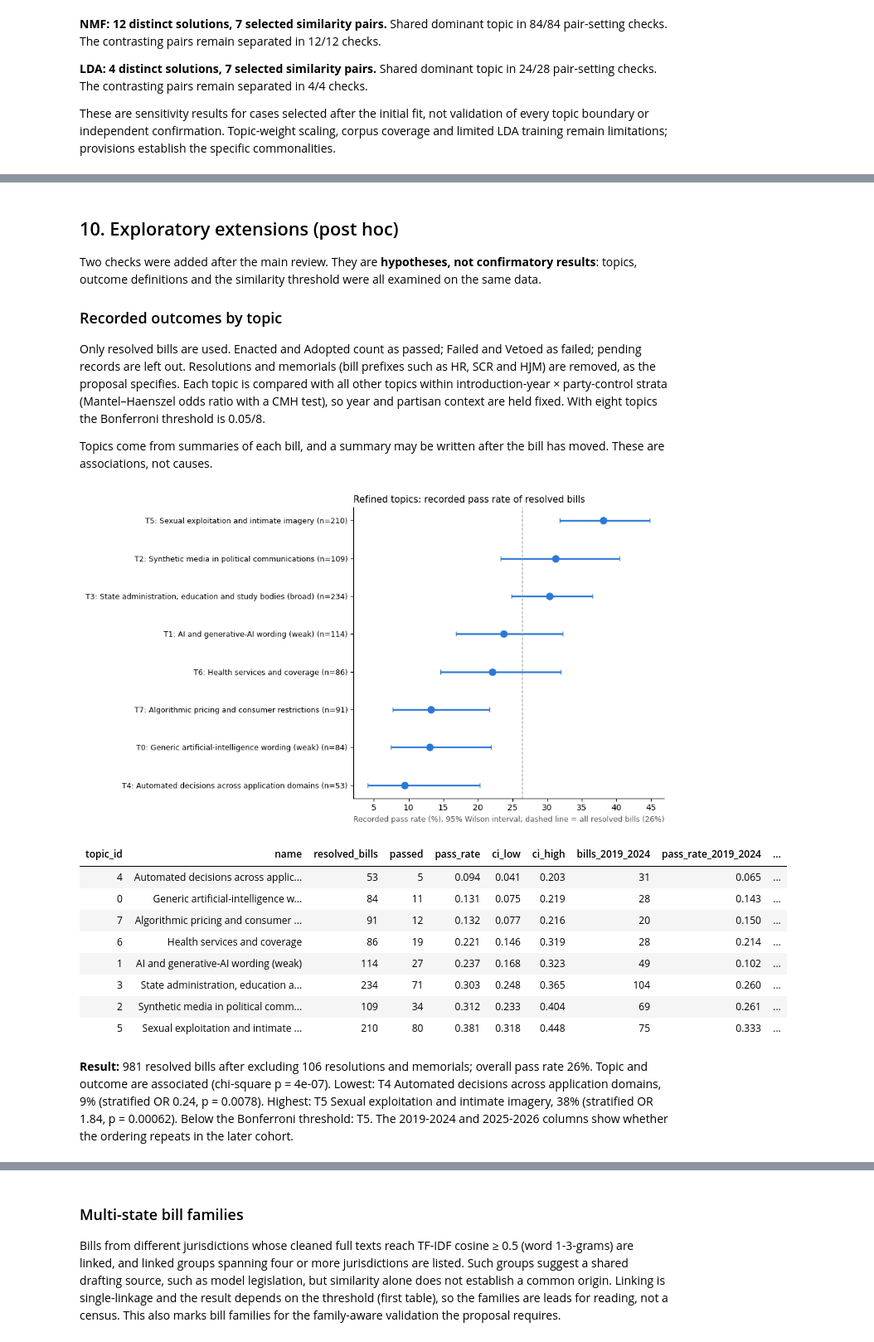
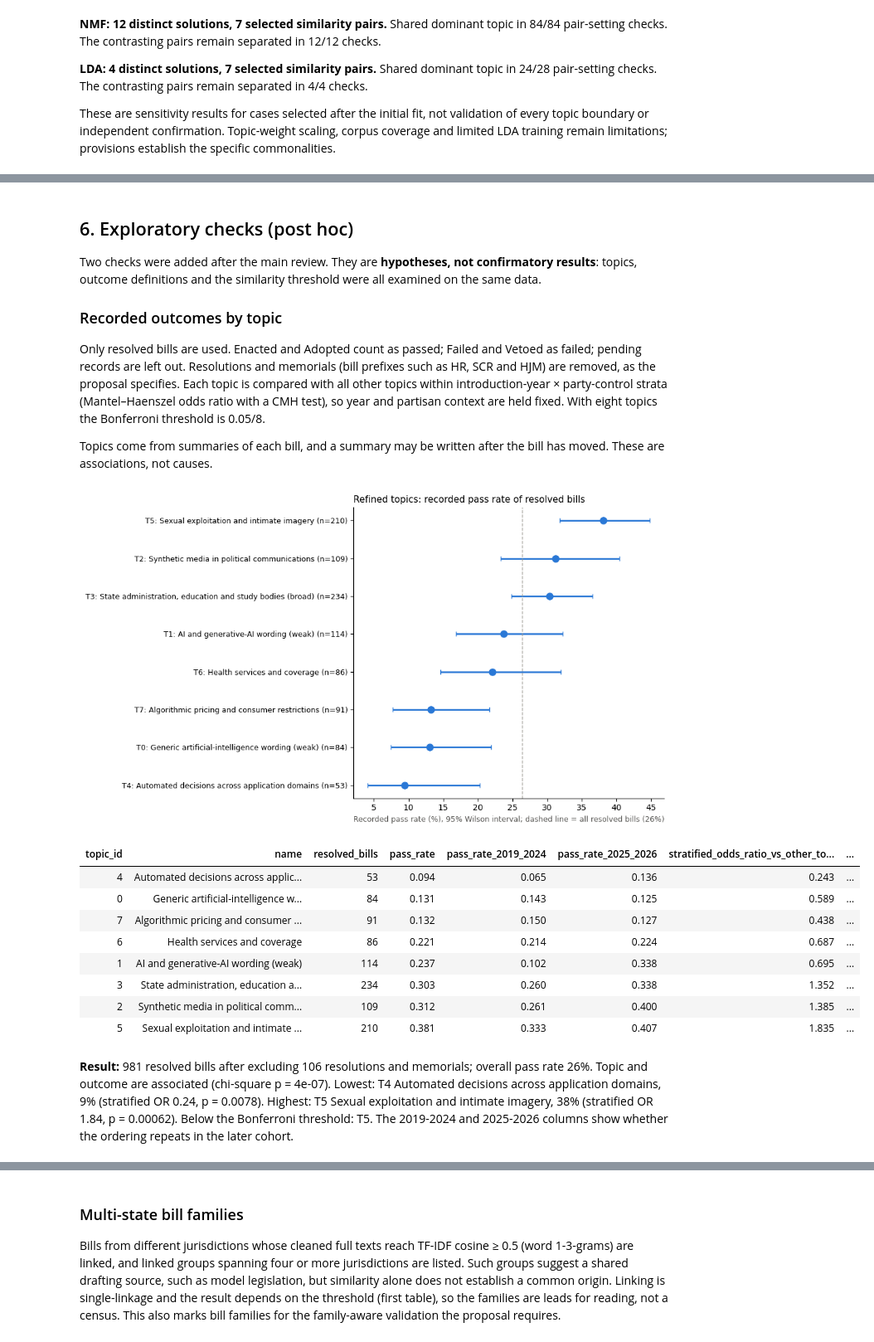
Before and after one commit to dhMontes/siads696-state-of-ai, a Jupyter notebook: notebooks/03_topic_analysis.ipynb, the cells around one changed output, grey strips where cells are left out. Shown at 83% size. Saved outputs shown, nothing was run; the diff lists cells and outputs as text; code cells hidden in the pictures.

Commit message:
Restructure notebook 03: one main table or figure per step

```diff
--- a/notebooks/03_topic_analysis.ipynb
+++ b/notebooks/03_topic_analysis.ipynb
@@ -197,5 +63,0 @@ Source row 207 (Illinois HR 142) has the summary “Mourns the passing of Max Jo
-# %%
-labels = json.loads((root / "notebooks/topic_labels.json").read_text(encoding="utf-8"))
-topic_summary = baseline_topics.merge(pd.DataFrame(labels["baseline"]), on="topic_id", validate="one_to_one")
-topic_summary.to_csv(OUT / "baseline_topic_summary.csv", index=False)
-show(topic_summary[["topic_id", "name", "dominant_records", "keywords", "interpretation", "review", "evidence_source_rows"]])
@@ -641,0 +92,20 @@ True means shared dominant topic; False is the desired result for the final same
+# %%
+import time
+vectorizer = TfidfVectorizer(stop_words="english", ngram_range=(1, 2), min_df=3, max_df=0.85)
+X = vectorizer.fit_transform(work[TEXT])
+model = NMF(n_components=8, init="nndsvda", random_state=42, max_iter=500)
+started = time.perf_counter()
+with warnings.catch_warnings(record=True) as caught, threadpool_limits(limits=2):
+    warnings.simplefilter("always", ConvergenceWarning)
+    document_weights = model.fit_transform(X)
+baseline = dict(vectorizer=vectorizer, X=X, model=model, W=document_weights,
+                seconds=time.perf_counter()-started, warnings=[str(w.message) for w in caught])
+identity_audit.extend({"variant": "baseline", **row} for row in check_topic_identity(
+    baseline, labels["baseline"], reference_models["baseline"] if reference_models else None,
+    migration["baseline"] if reviewed_migration else None))
+baseline_topics, baseline_reps = topic_tables(work, model, document_weights, vectorizer, BASE_ID)
+baseline_reps.to_csv(OUT / "baseline_representative_bills.csv", index=False)
+topic_summary = baseline_topics.merge(pd.DataFrame(labels["baseline"]), on="topic_id", validate="one_to_one")
+topic_summary.to_csv(OUT / "baseline_topic_summary.csv", index=False)
+zero_rows = work.loc[X.getnnz(axis=1) == 0, IDENTIFIERS + [TEXT]]
+assert len(baseline_reps) == 40
@@ -718,5 +391,5 @@ Sponsor tables are post-fit descriptive associations, not causal findings.
 # %% [markdown]
-## 10. Exploratory extensions (post hoc)
+## 6. Exploratory checks (post hoc)
 
 Two checks were added after the main review. They are **hypotheses, not confirmatory results**: topics, outcome definitions and the similarity threshold were all examined on the same data.
 
@@ -728,31 +401,32 @@ Topics come from summaries of each bill, and a summary may be written after the
 # %%
 outcome_table, outcome_audit = outcome_by_topic(work, clean["W"], topic_captions["refined"], OUT, "refined")
 fig = outcome_chart(outcome_table, outcome_audit["overall_pass_rate"],
     "Refined topics: recorded pass rate of resolved bills", OUT / "refined_topic_outcomes.png")
 display(fig); plt.close(fig)
-show(outcome_table.round(3))
+show(outcome_table[["topic_id", "name", "resolved_bills", "pass_rate", "pass_rate_2019_2024",
+                    "pass_rate_2025_2026", "stratified_odds_ratio_vs_other_topics", "cmh_p"]].round(3))
 low, high = outcome_table.iloc[0], outcome_table.iloc[-1]
 significant = [f"T{r.topic_id}" for r in outcome_table.itertuples() if r.cmh_p < outcome_audit["bonferroni_alpha"]]
 display(Markdown(
     f"**Result:** {outcome_audit['resolved_bills']:,} resolved bills after excluding "
     f"{outcome_audit['resolutions_and_memorials_excluded']} resolutions and memorials; overall pass rate "
     f"{outcome_audit['overall_pass_rate']:.0%}. Topic and outcome are associated "
     f"(chi-square p = {outcome_audit['chi2_p_topic_by_outcome']:.1g}). "
     f"Lowest: T{low.topic_id} {low['name']}, {low.pass_rate:.0%} (stratified OR "
     f"{low.stratified_odds_ratio_vs_other_topics:.2f}, p = {low.cmh_p:.2g}). "
     f"Highest: T{high.topic_id} {high['name']}, {high.pass_rate:.0%} (stratified OR "
     f"{high.stratified_odds_ratio_vs_other_topics:.2f}, p = {high.cmh_p:.2g}). "
     f"Below the Bonferroni threshold: {', '.join(significant) or 'none'}. "
     "The 2019-2024 and 2025-2026 columns show whether the ordering repeats in the later cohort."))
 # %% [output]
 [figure]
-| topic_id | name | resolved_bills | passed | pass_rate | ci_low | ci_high | bills_2019_2024 | pass_rate_2019_2024 | ... |
-| 4 | Automated decisions across applic... | 53 | 5 | 0.094 | 0.041 | 0.203 | 31 | 0.065 | ... |
-| 0 | Generic artificial-intelligence w... | 84 | 11 | 0.131 | 0.075 | 0.219 | 28 | 0.143 | ... |
-| 7 | Algorithmic pricing and consumer ... | 91 | 12 | 0.132 | 0.077 | 0.216 | 20 | 0.150 | ... |
-| 6 | Health services and coverage | 86 | 19 | 0.221 | 0.146 | 0.319 | 28 | 0.214 | ... |
-| 1 | AI and generative-AI wording (weak) | 114 | 27 | 0.237 | 0.168 | 0.323 | 49 | 0.102 | ... |
-| 3 | State administration, education a... | 234 | 71 | 0.303 | 0.248 | 0.365 | 104 | 0.260 | ... |
-| 2 | Synthetic media in political comm... | 109 | 34 | 0.312 | 0.233 | 0.404 | 69 | 0.261 | ... |
-| 5 | Sexual exploitation and intimate ... | 210 | 80 | 0.381 | 0.318 | 0.448 | 75 | 0.333 | ... |
+| topic_id | name | resolved_bills | pass_rate | pass_rate_2019_2024 | pass_rate_2025_2026 | stratified_odds_ratio_vs_other_to... | ... |
+| 4 | Automated decisions across applic... | 53 | 0.094 | 0.065 | 0.136 | 0.243 | ... |
+| 0 | Generic artificial-intelligence w... | 84 | 0.131 | 0.143 | 0.125 | 0.589 | ... |
+| 7 | Algorithmic pricing and consumer ... | 91 | 0.132 | 0.150 | 0.127 | 0.438 | ... |
+| 6 | Health services and coverage | 86 | 0.221 | 0.214 | 0.224 | 0.687 | ... |
+| 1 | AI and generative-AI wording (weak) | 114 | 0.237 | 0.102 | 0.338 | 0.695 | ... |
+| 3 | State administration, education a... | 234 | 0.303 | 0.260 | 0.338 | 1.352 | ... |
+| 2 | Synthetic media in political comm... | 109 | 0.312 | 0.261 | 0.400 | 1.385 | ... |
+| 5 | Sexual exploitation and intimate ... | 210 | 0.381 | 0.333 | 0.407 | 1.835 | ... |
 **Result:** 981 resolved bills after excluding 106 resolutions and memorials; overall pass rate 26%. Topic and outcome are associated (chi-square p = 4e-07). Lowest: T4 Automated decisions across application domains, 9% (stratified OR 0.24, p = 0.0078). Highest: T5 Sexual exploitation and intimate imagery, 38% (stratified OR 1.84, p = 0.00062). Below the Bonferroni threshold: T5. The 2019-2024 and 2025-2026 columns show whether the ordering repeats in the later cohort.
```
Also changed, not shown: parts of 60 cells of this notebook, 1 other file.
